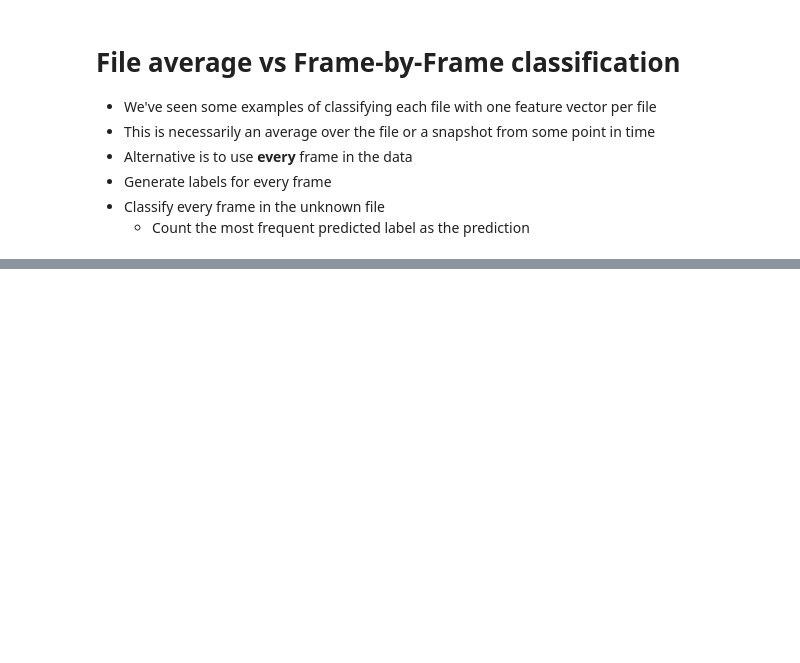
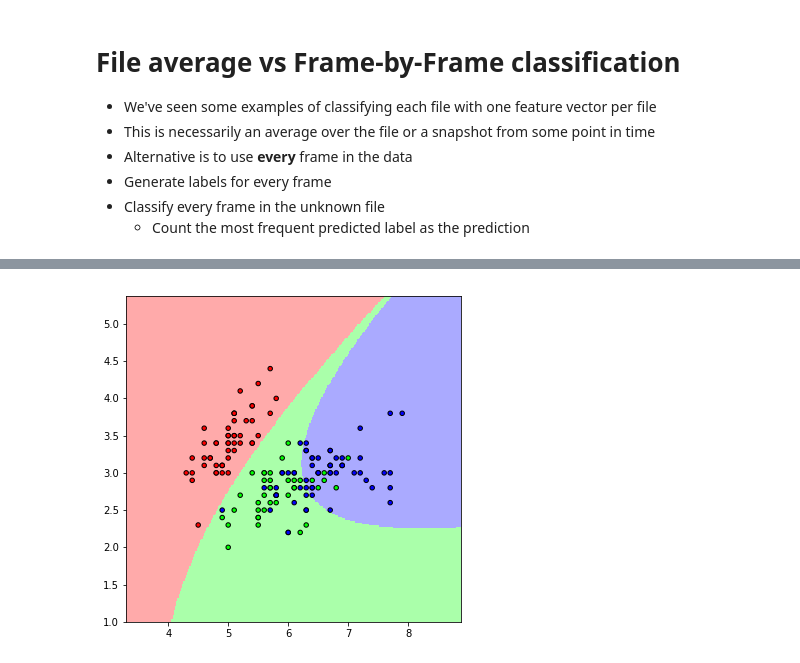
Before and after one commit to stevecassidy/reproducability-speech-analysis, a Jupyter notebook: lectures/L07 Classifiers.ipynb, the cells around one changed output, grey strips where cells are left out. Drawn from its saved outputs; the diff is of its cells as text; code cells hidden in the pictures; blank space fills up the shorter version.

```diff
--- a/lectures/L07 Classifiers.ipynb
+++ b/lectures/L07 Classifiers.ipynb
@@ -246,0 +291,5 @@ def extract_frame_features(datafiles, target):
+# %%
+svm = SVC(kernel='poly')
+show_decision_boundary(svm)
+# %% [output]
+[figure, added]
```
Also changed, not shown: parts of 10 cells of this notebook.
